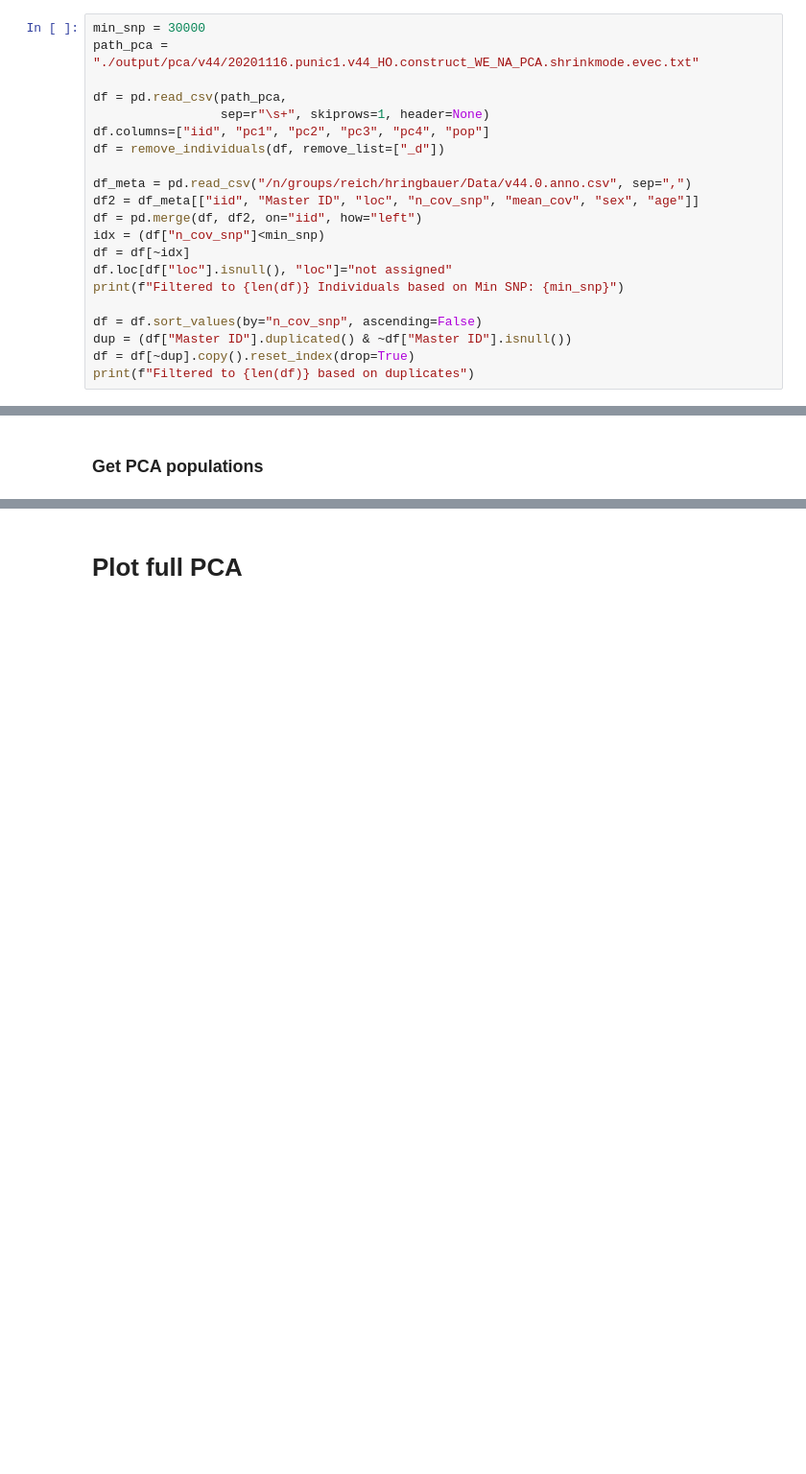
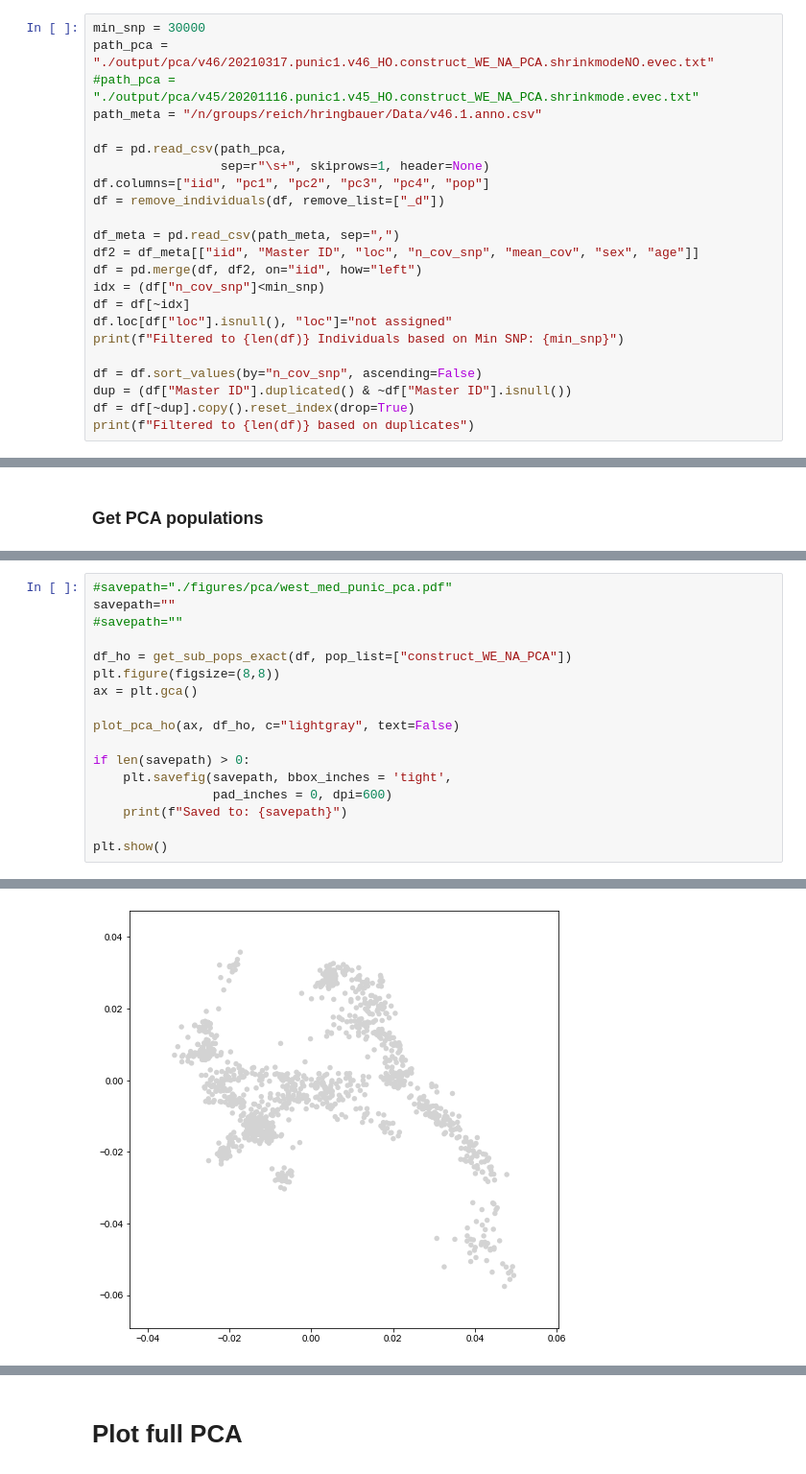
Before and after one commit to hringbauer/punic_aDNA, a Jupyter notebook: notebooks/pca/plot_pca.ipynb, the cells around one changed output, grey strips where cells are left out. Shown at 96% size. Cells and saved outputs as stored; diff of their text form; blank space fills up the shorter version.

```diff
--- a/notebooks/pca/plot_pca.ipynb
+++ b/notebooks/pca/plot_pca.ipynb
@@ -92,14 +92,16 @@ def plot_pca_ho(ax, df, c="gray", alpha=1.0, legend="", marker="o",
             ax.annotate(txt[:3], (x[i], y[i]), ha="center", va="center")
 # %%
 min_snp = 30000
-path_pca = "./output/pca/v44/20201116.punic1.v44_HO.construct_WE_NA_PCA.shrinkmode.evec.txt"
+path_pca = "./output/pca/v46/20210317.punic1.v46_HO.construct_WE_NA_PCA.shrinkmodeNO.evec.txt"
+#path_pca = "./output/pca/v45/20201116.punic1.v45_HO.construct_WE_NA_PCA.shrinkmode.evec.txt"
+path_meta = "/n/groups/reich/hringbauer/Data/v46.1.anno.csv"
 
 df = pd.read_csv(path_pca,
                  sep=r"\s+", skiprows=1, header=None)
 df.columns=["iid", "pc1", "pc2", "pc3", "pc4", "pop"]
 df = remove_individuals(df, remove_list=["_d"])
 
-df_meta = pd.read_csv("/n/groups/reich/hringbauer/Data/v44.0.anno.csv", sep=",")
+df_meta = pd.read_csv(path_meta, sep=",")
 df2 = df_meta[["iid", "Master ID", "loc", "n_cov_snp", "mean_cov", "sex", "age"]]
 df = pd.merge(df, df2, on="iid", how="left")
 idx = (df["n_cov_snp"]<min_snp)
@@ -181,0 +201,18 @@ Found: 1/1899
+# %%
+#savepath="./figures/pca/west_med_punic_pca.pdf"
+savepath=""
+#savepath=""
+
+df_ho = get_sub_pops_exact(df, pop_list=["construct_WE_NA_PCA"])
+plt.figure(figsize=(8,8))
+ax = plt.gca()
+
+plot_pca_ho(ax, df_ho, c="lightgray", text=False)
+
+if len(savepath) > 0:
+    plt.savefig(savepath, bbox_inches = 'tight',
+                pad_inches = 0, dpi=600)
+    print(f"Saved to: {savepath}")
+
+plt.show()
+# %% [output]
@@ -181,0 +220 @@ Found: 1/1899
+[figure, added]
```
Also changed, not shown: parts of 29 cells of this notebook, 13 other files.
